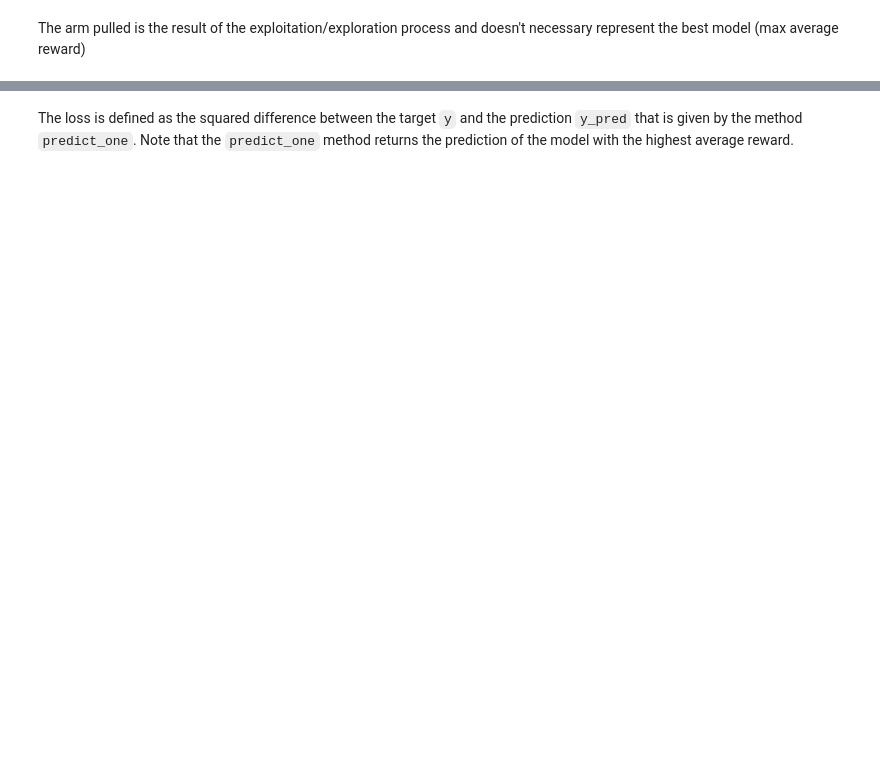
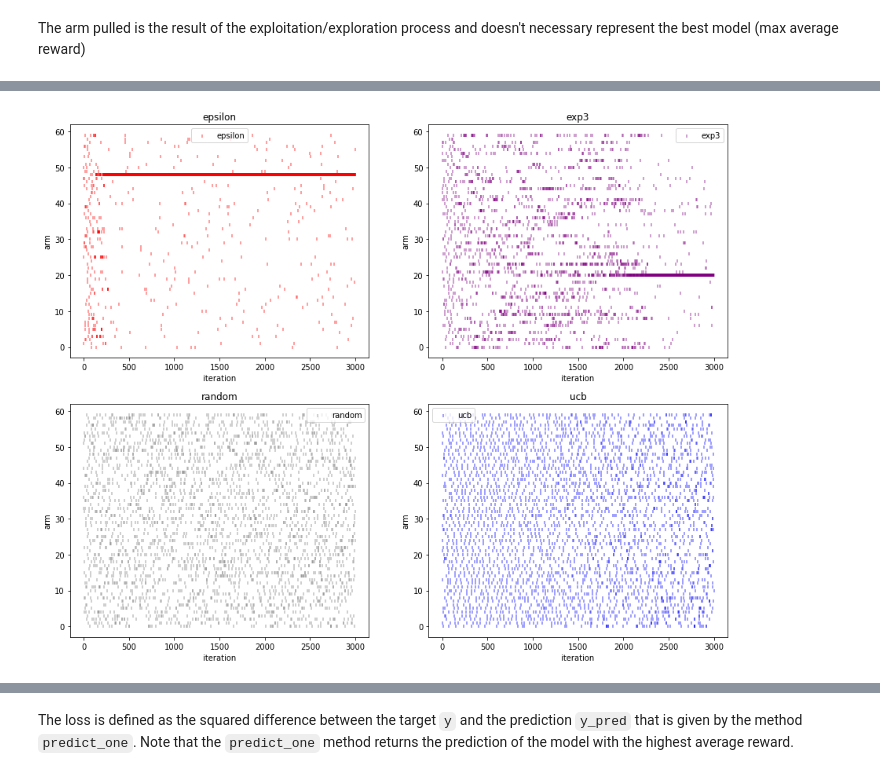
Before and after one commit to etiennekintzler/workbench, a Jupyter notebook: Clean_Bandits.ipynb, the cells around one changed output, grey strips where cells are left out. Saved outputs shown, nothing was run; the diff lists cells and outputs as text; code cells hidden in the pictures; blank space fills up the shorter version.

```diff
--- a/Clean_Bandits.ipynb
+++ b/Clean_Bandits.ipynb
@@ -323,8 +259,0 @@ for i, (x, y) in tqdm.tqdm(enumerate(make_stream(dataset))):
-# %%
-df_analysis = pd.DataFrame(l, columns=["bandit", "iteration", "reward", "metric", "arm"])
-df_analysis["color"] = df_analysis.bandit.map({
-    "epsilon": "red",
-    "ucb": "blue",
-    "random": "gray",
-    "exp3": "purple",
-})
@@ -345,3 +285,20 @@ ax = df_analysis.plot.scatter(x="iteration", y="arm", c="color", marker="|", alp
+# %%
+dcol = {
+    "epsilon": "red",
+    "ucb": "blue",
+    "random": "gray",
+    "exp3": "purple",
+}
+
+
+fig, axes = plt.subplots(figsize=(15, 12), nrows=2, ncols=2)
+
+for i, (label, group) in enumerate(df_analysis.groupby("bandit")):
+    ax = axes[i // 2][i % 2]
+    group.plot.scatter(x="iteration", y="arm", c=dcol[label], marker="|", alpha=.5 , label=label, ax=ax)
+    ax.set_title(label)
+# %% [output]
+[figure, added]
 # %%
 def arm_pull_to_count(s, q = .1):
     lst = []
```
Also changed, not shown: parts of 19 cells of this notebook.
